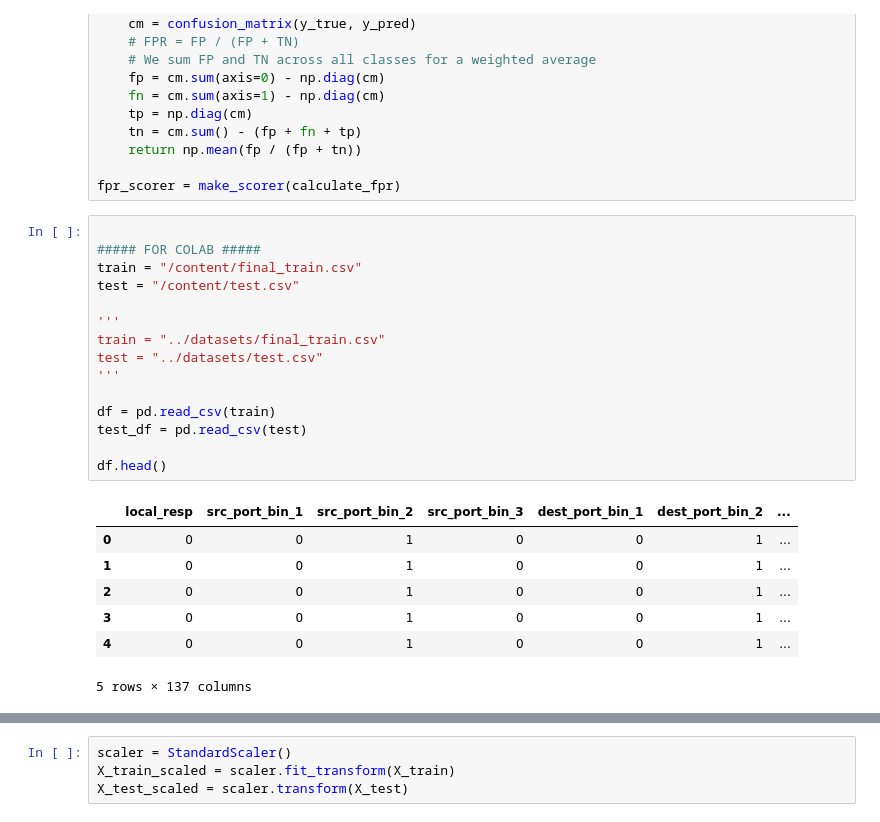
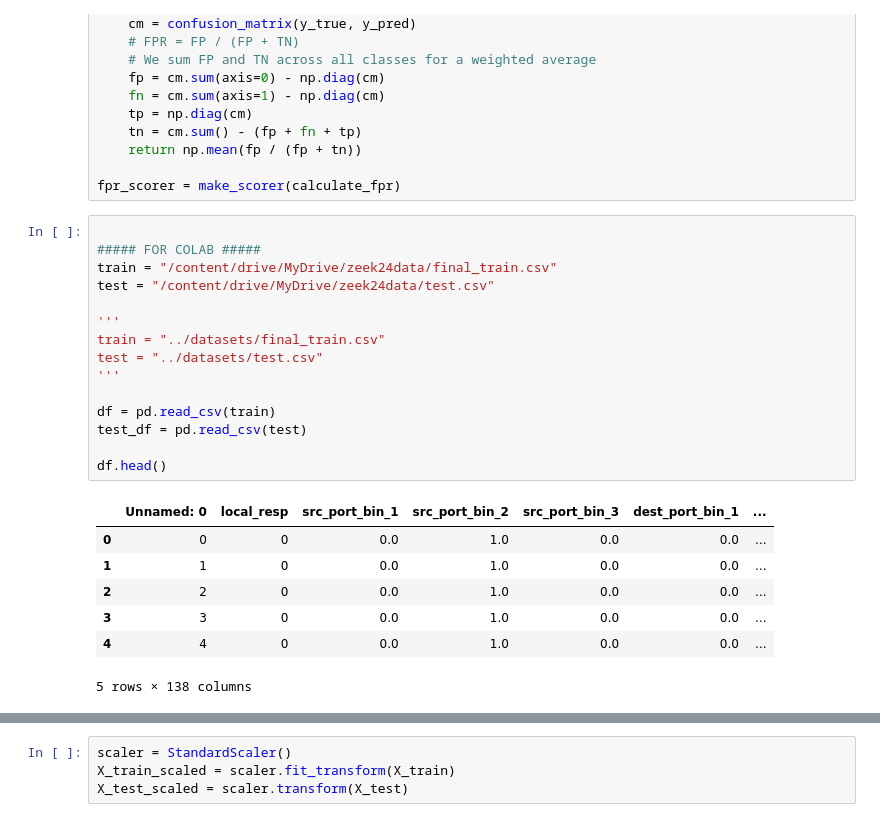
Before and after one commit to aabaniel/ZeekData24-AI-Training, a Jupyter notebook: CTTHES3_Models/ML_RF.ipynb, the cells around one changed output, grey strips where cells are left out. Cells and saved outputs as stored; diff of their text form.

```diff
--- a/CTTHES3_Models/ML_RF.ipynb
+++ b/CTTHES3_Models/ML_RF.ipynb
@@ -85,23 +96,23 @@ fpr_scorer = make_scorer(calculate_fpr)
 # %%
 
 ##### FOR COLAB #####
-train = "/content/final_train.csv"
-test = "/content/test.csv"
+train = "/content/drive/MyDrive/zeek24data/final_train.csv"
+test = "/content/drive/MyDrive/zeek24data/test.csv"
 
 '''
 train = "../datasets/final_train.csv"
 test = "../datasets/test.csv"
 '''
 
 df = pd.read_csv(train)
 test_df = pd.read_csv(test)
 
 df.head()
 # %% [output]
-|  | local_resp | src_port_bin_1 | src_port_bin_2 | src_port_bin_3 | dest_port_bin_1 | dest_port_bin_2 | ... |
-| 0 | 0 | 0 | 1 | 0 | 0 | 1 | ... |
-| 1 | 0 | 0 | 1 | 0 | 0 | 1 | ... |
-| 2 | 0 | 0 | 1 | 0 | 0 | 1 | ... |
-| 3 | 0 | 0 | 1 | 0 | 0 | 1 | ... |
-| 4 | 0 | 0 | 1 | 0 | 0 | 1 | ... |
+|  | Unnamed: 0 | local_resp | src_port_bin_1 | src_port_bin_2 | src_port_bin_3 | dest_port_bin_1 | ... |
+| 0 | 0 | 0 | 0.0 | 1.0 | 0.0 | 0.0 | ... |
+| 1 | 1 | 0 | 0.0 | 1.0 | 0.0 | 0.0 | ... |
+| 2 | 2 | 0 | 0.0 | 1.0 | 0.0 | 0.0 | ... |
+| 3 | 3 | 0 | 0.0 | 1.0 | 0.0 | 0.0 | ... |
+| 4 | 4 | 0 | 0.0 | 1.0 | 0.0 | 0.0 | ... |
-5 rows × 137 columns
+5 rows × 138 columns
```
Also changed, not shown: parts of 10 cells of this notebook.
